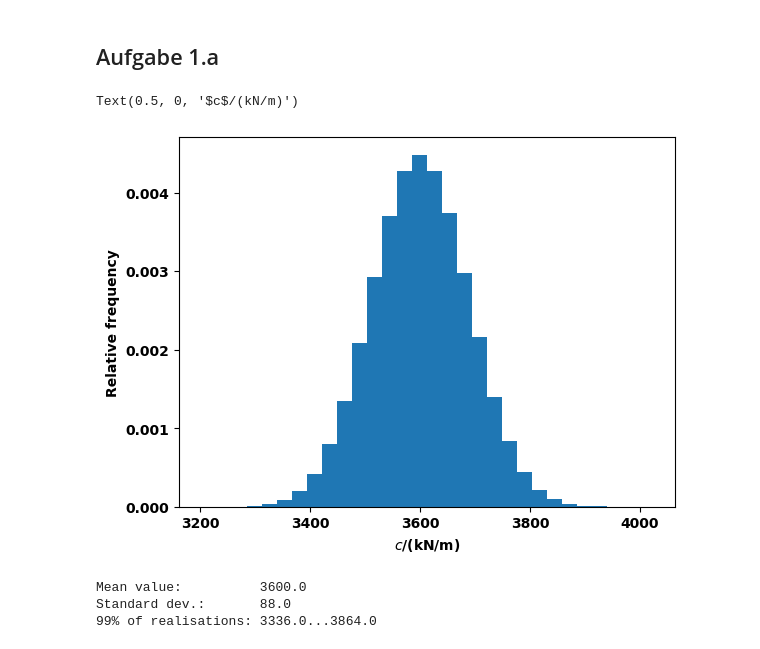
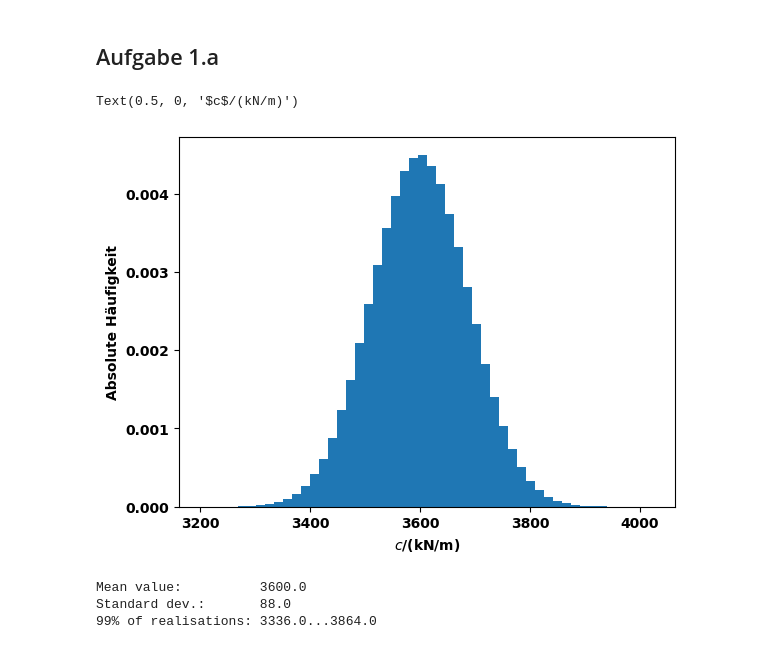
Before and after one commit to FHAC-MdQM/monte-carlo-simulation-LeoSchnuch, a Jupyter notebook: MonteCarlo.ipynb, the cells around one changed output. Cells and saved outputs as stored; diff of their text form; code cells hidden in the pictures.

```diff
--- a/MonteCarlo.ipynb
+++ b/MonteCarlo.ipynb
@@ -63,11 +66,11 @@ c = np.sum (c1, axis = 1)+np.sum (c2, axis = 1)+np.sum (c3, axis = 1)
 # %%
-nbins = 30
+nbins = 50
 plt.hist(c, density = True, bins = nbins)
-plt.ylabel('Relative frequency')
+plt.ylabel('Absolute Häufigkeit')
 plt.xlabel('$c$/(kN/m)')
 # %% [output]
 Text(0.5, 0, '$c$/(kN/m)')
-[figure, old version]
+[figure, new version]
 # %%
 print('Mean value:          ' + str(np.round(np.mean(c))))
 print('Standard dev.:       ' + str(np.round(np.std(c))))
```
Also changed, not shown: parts of 13 cells of this notebook.
